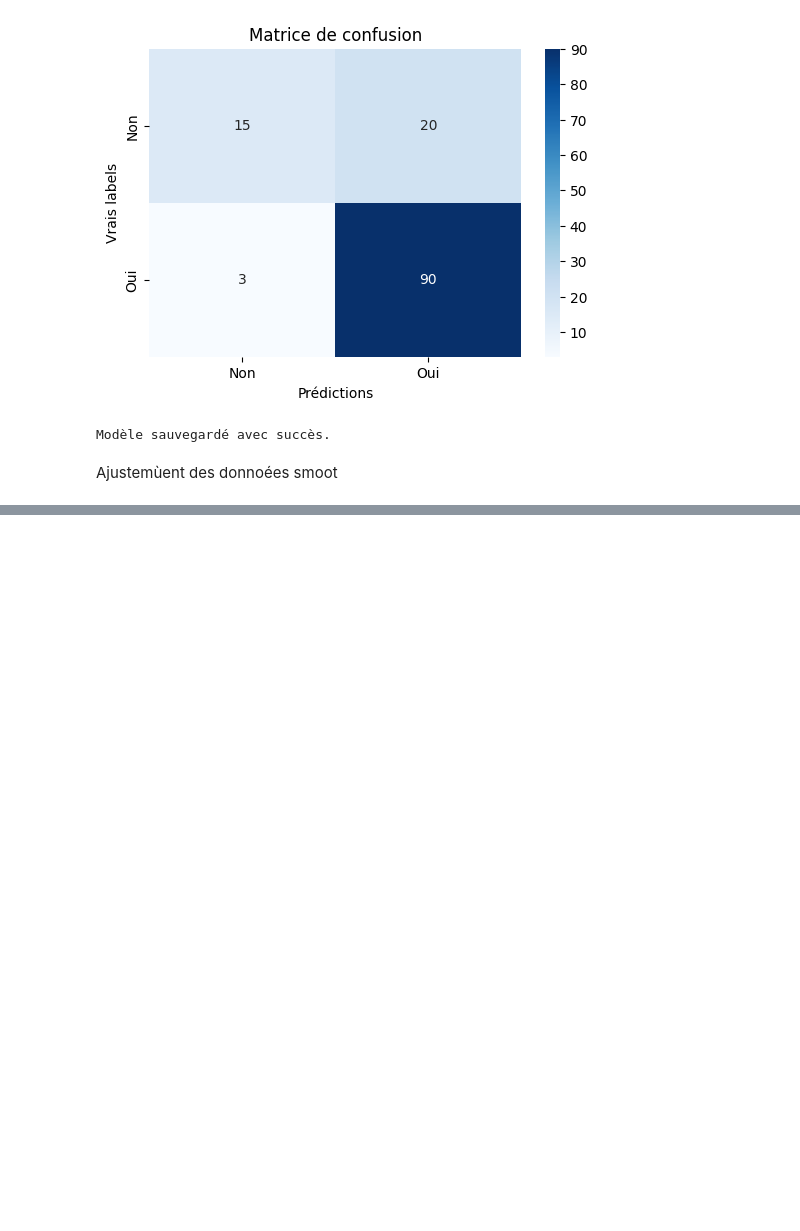
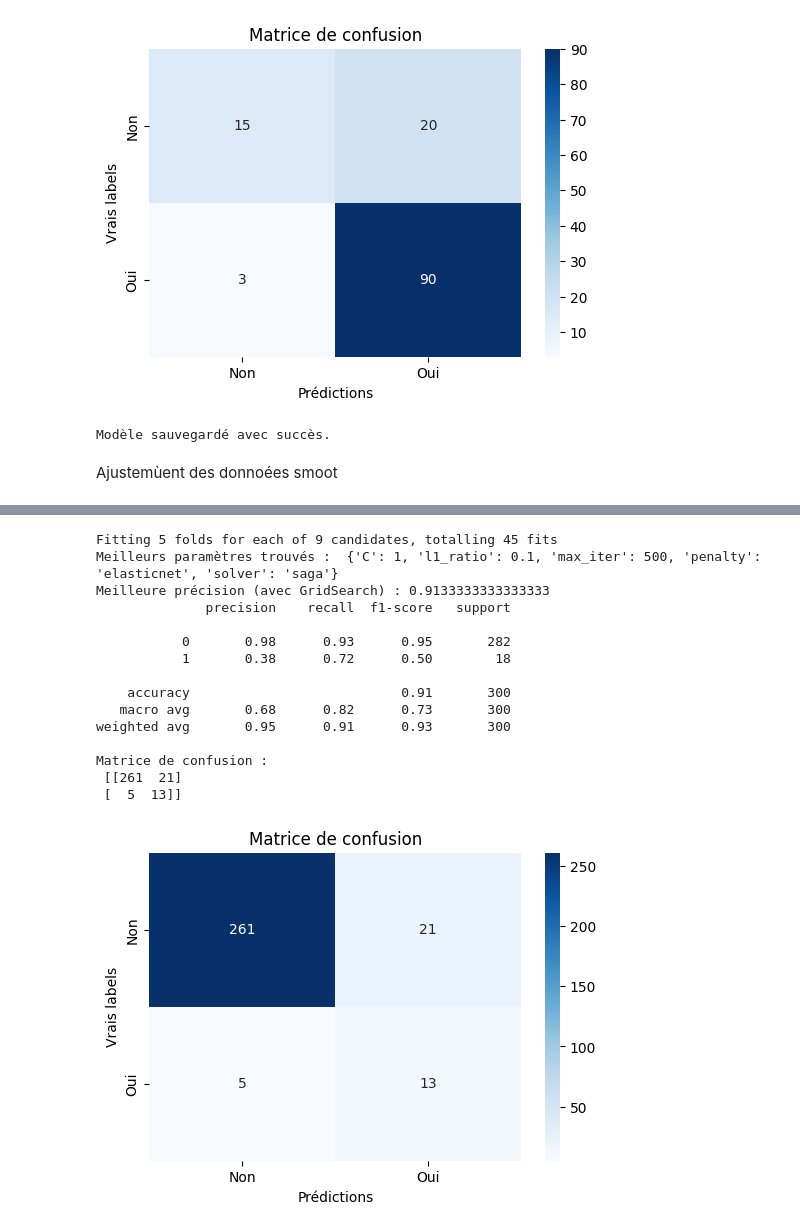
Before and after one commit to AxelMunerol/TestCrossValidation, a Jupyter notebook: Recherche_model.ipynb, the cells around one changed output, grey strips where cells are left out. Cells and saved outputs as stored; diff of their text form; code cells hidden in the pictures; blank space fills up the shorter version.

```diff
--- a/Untitled.ipynb
+++ b/Recherche_model.ipynb
@@ -458,0 +479,54 @@ Fitting 5 folds for each of 6 candidates, totalling 30 fits
+# %%
+from sklearn.metrics import classification_report, accuracy_score, confusion_matrix
+from imblearn.over_sampling import SMOTE
+
+# Utilisation de SMOTE seul
+smote = SMOTE(sampling_strategy=0.5, random_state=42)
+X_res, y_res = smote.fit_resample(X_train, y_train)
+
+# Paramètres ajustés pour GridSearch
+param_grid = {
+    'C': [0.1, 1, 10],
+    'solver': ['saga'],
+    'penalty': ['elasticnet'],
+    'l1_ratio': [0.1, 0.5, 0.9],
+    'max_iter': [500]
+}
+
+grid_search = GridSearchCV(estimator=LogisticRegression(), param_grid=param_grid, cv=5, n_jobs=-1, verbose=3)
+grid_search.fit(X_res, y_res)
+
+# Meilleurs paramètres
+print("Meilleurs paramètres trouvés : ", grid_search.best_params_)
+
+# Évaluation finale
+y_pred_best = grid_search.best_estimator_.predict(X_test)
+print("Meilleure précision (avec GridSearch) :", accuracy_score(y_test, y_pred_best))
+print(classification_report(y_test, y_pred_best))
+print("Matrice de confusion :\n", confusion_matrix(y_test, y_pred_best))
+conf_matrix = confusion_matrix(y_test, y_pred_best)
+
+# Affichage de la matrice de confusion sous forme de heatmap
+plt.figure(figsize=(6, 4))
+sns.heatmap(conf_matrix, annot=True, fmt='d', cmap='Blues', xticklabels=['Non', 'Oui'], yticklabels=['Non', 'Oui'])
+plt.title('Matrice de confusion')
+plt.xlabel('Prédictions')
+plt.ylabel('Vrais labels')
+plt.show()
+# %% [output]
+Fitting 5 folds for each of 9 candidates, totalling 45 fits
+Meilleurs paramètres trouvés :  {'C': 1, 'l1_ratio': 0.1, 'max_iter': 500, 'penalty': 'elasticnet', 'solver': 'saga'}
+Meilleure précision (avec GridSearch) : 0.9133333333333333
+              precision    recall  f1-score   support
+
+           0       0.98      0.93      0.95       282
+           1       0.38      0.72      0.50        18
+
+    accuracy                           0.91       300
+   macro avg       0.68      0.82      0.73       300
+weighted avg       0.95      0.91      0.93       300
+
+Matrice de confusion :
+ [[261  21]
+ [  5  13]]
+[figure, added]
```
Also changed, not shown: parts of 7 cells of this notebook, 1 other file.
